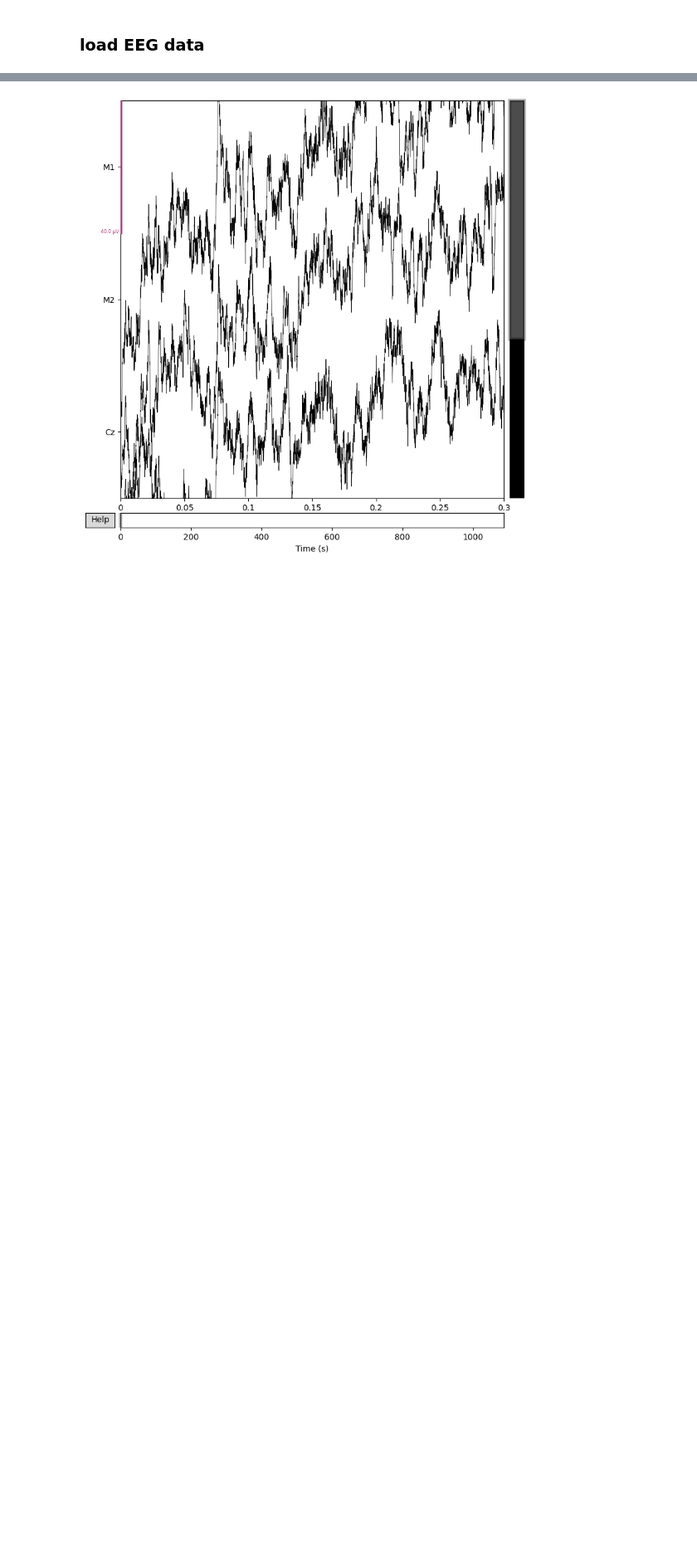
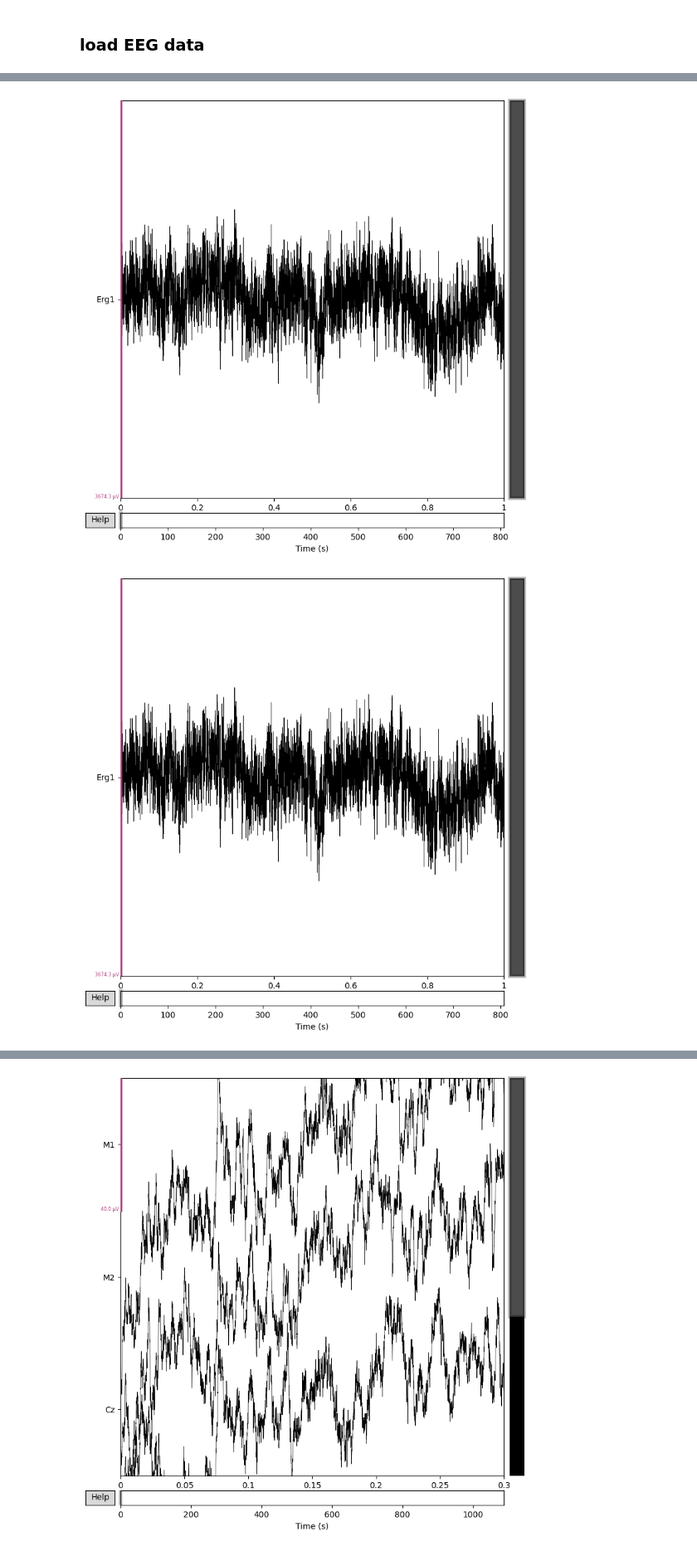
Before and after one commit to sitek/EAM1-FFR, a Jupyter notebook: ffr_processing_mne.ipynb, the cells around one changed output, grey strips where cells are left out. Shown at 83% size. Saved outputs shown, nothing was run; the diff lists cells and outputs as text; code cells hidden in the pictures; blank space fills up the shorter version.

```diff
--- a/ffr_processing_mne.ipynb
+++ b/ffr_processing_mne.ipynb
@@ -19,7 +19,7 @@ task_label = 'active'
 run_label = '1'
 # %%
 
-data_dir = os.path.join('/Users/dsj3886/data_local/EAM1',
+data_dir = os.path.join('/Users/dsj3886/data_local/EAM1_local/EEG_raw',
                         #'EEG_raw'
                         )
 
@@ -57,0 +60,2 @@ print(data.info)
+# %%
+stim_chan = data[3,:]
@@ -57,0 +81,5 @@ print(data.info)
+# %%
+stim_chan.plot(duration=1, scalings='auto')
+# %% [output]
+[figure, added]
+[figure, added]
```
Also changed, not shown: parts of 8 cells of this notebook, 1 other file.
